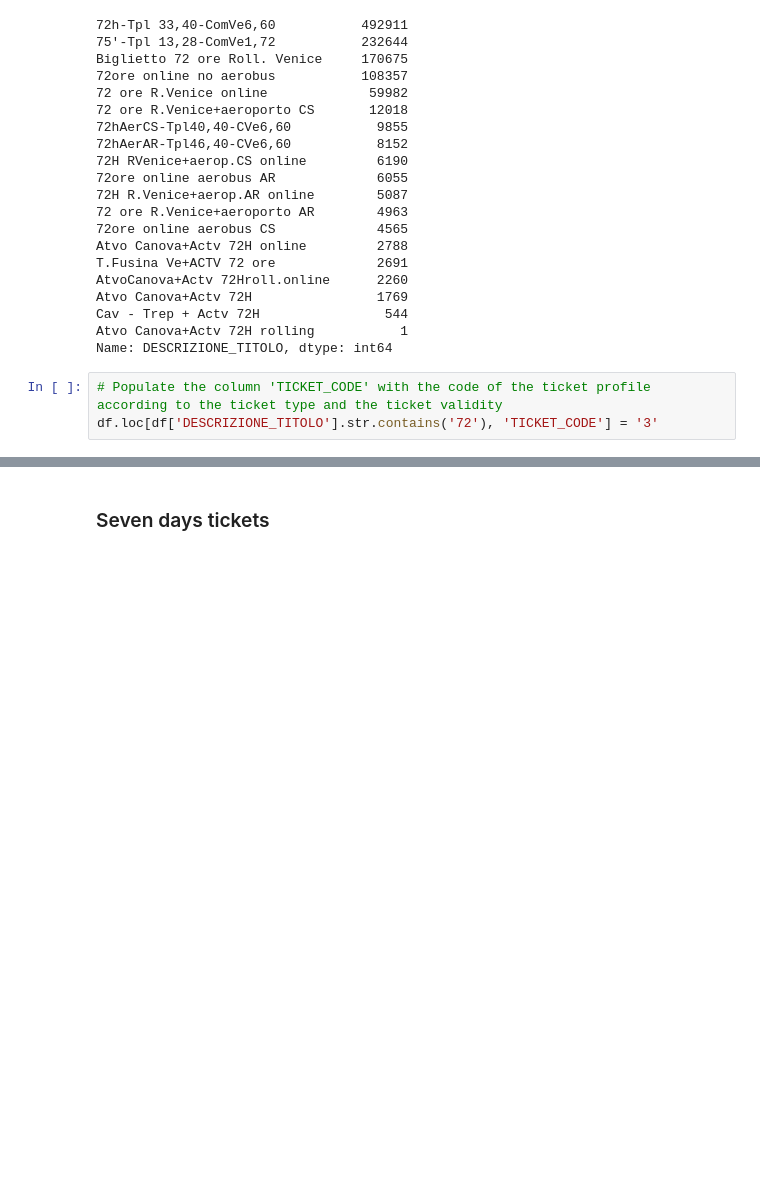
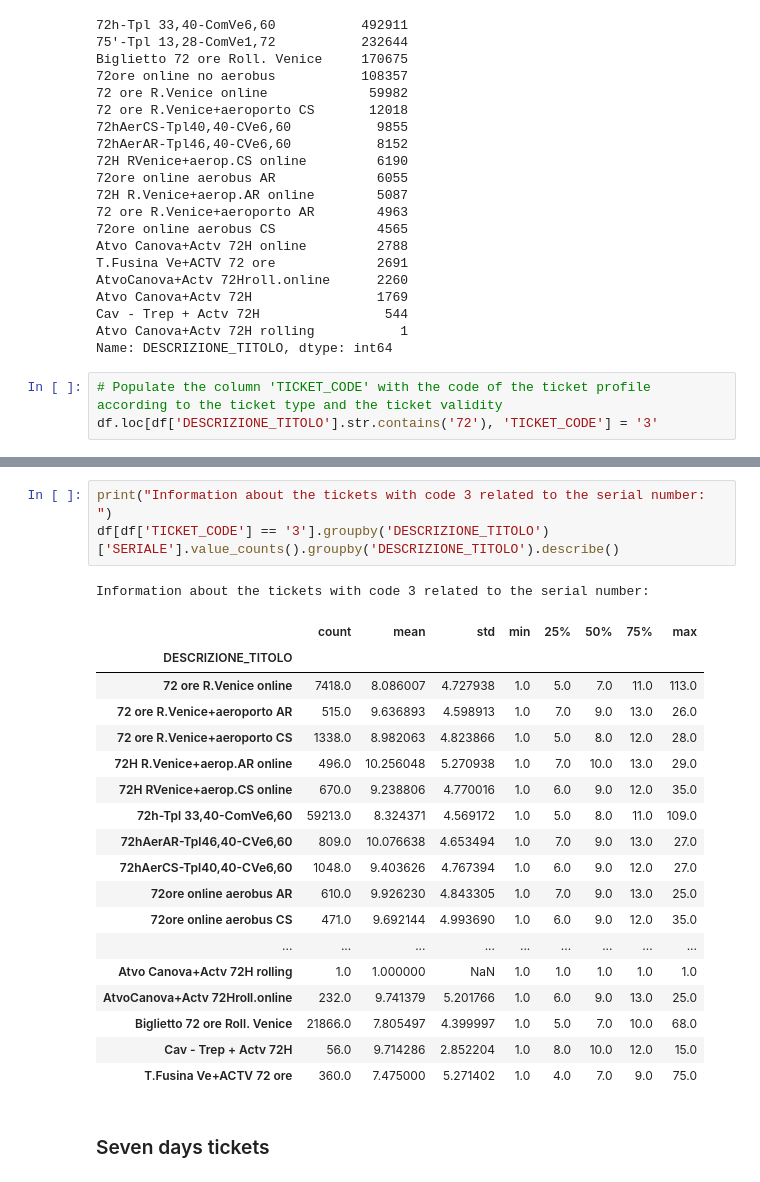
Before and after one commit to matteograzioso1/Tirocinio-Progetto-MASTER, a Jupyter notebook: Notebook 1.ipynb, the cells around one changed output, grey strips where cells are left out. Cells and saved outputs as stored; diff of their text form; blank space fills up the shorter version.

```diff
--- a/Notebook 1.ipynb
+++ b/Notebook 1.ipynb
@@ -174,3 +387,26 @@ df.loc[df['DESCRIZIONE_TITOLO'].str.contains('72'), 'TICKET_CODE'] = '3'
+# %%
+print("Information about the tickets with code 3 related to the serial number: ")
+df[df['TICKET_CODE'] == '3'].groupby('DESCRIZIONE_TITOLO')['SERIALE'].value_counts().groupby('DESCRIZIONE_TITOLO').describe()
+# %% [output]
+Information about the tickets with code 3 related to the serial number:
+|  | count | mean | std | min | 25% | 50% | 75% | max |
+| DESCRIZIONE_TITOLO |  |  |  |  |  |  |  |  |
+| 72 ore R.Venice online | 7418.0 | 8.086007 | 4.727938 | 1.0 | 5.0 | 7.0 | 11.0 | 113.0 |
+| 72 ore R.Venice+aeroporto AR | 515.0 | 9.636893 | 4.598913 | 1.0 | 7.0 | 9.0 | 13.0 | 26.0 |
+| 72 ore R.Venice+aeroporto CS | 1338.0 | 8.982063 | 4.823866 | 1.0 | 5.0 | 8.0 | 12.0 | 28.0 |
+| 72H R.Venice+aerop.AR online | 496.0 | 10.256048 | 5.270938 | 1.0 | 7.0 | 10.0 | 13.0 | 29.0 |
+| 72H RVenice+aerop.CS online | 670.0 | 9.238806 | 4.770016 | 1.0 | 6.0 | 9.0 | 12.0 | 35.0 |
+| 72h-Tpl 33,40-ComVe6,60 | 59213.0 | 8.324371 | 4.569172 | 1.0 | 5.0 | 8.0 | 11.0 | 109.0 |
+| 72hAerAR-Tpl46,40-CVe6,60 | 809.0 | 10.076638 | 4.653494 | 1.0 | 7.0 | 9.0 | 13.0 | 27.0 |
+| 72hAerCS-Tpl40,40-CVe6,60 | 1048.0 | 9.403626 | 4.767394 | 1.0 | 6.0 | 9.0 | 12.0 | 27.0 |
+| 72ore online aerobus AR | 610.0 | 9.926230 | 4.843305 | 1.0 | 7.0 | 9.0 | 13.0 | 25.0 |
+| 72ore online aerobus CS | 471.0 | 9.692144 | 4.993690 | 1.0 | 6.0 | 9.0 | 12.0 | 35.0 |
+| ... | ... | ... | ... | ... | ... | ... | ... | ... |
+| Atvo Canova+Actv 72H rolling | 1.0 | 1.000000 | NaN | 1.0 | 1.0 | 1.0 | 1.0 | 1.0 |
+| AtvoCanova+Actv 72Hroll.online | 232.0 | 9.741379 | 5.201766 | 1.0 | 6.0 | 9.0 | 13.0 | 25.0 |
+| Biglietto 72 ore Roll. Venice | 21866.0 | 7.805497 | 4.399997 | 1.0 | 5.0 | 7.0 | 10.0 | 68.0 |
+| Cav - Trep + Actv 72H | 56.0 | 9.714286 | 2.852204 | 1.0 | 8.0 | 10.0 | 12.0 | 15.0 |
+| T.Fusina Ve+ACTV 72 ore | 360.0 | 7.475000 | 5.271402 | 1.0 | 4.0 | 7.0 | 9.0 | 75.0 |
 # %% [markdown]
 ### Seven days tickets
 # %%
```
Also changed, not shown: parts of 60 cells of this notebook, 2 other files.
